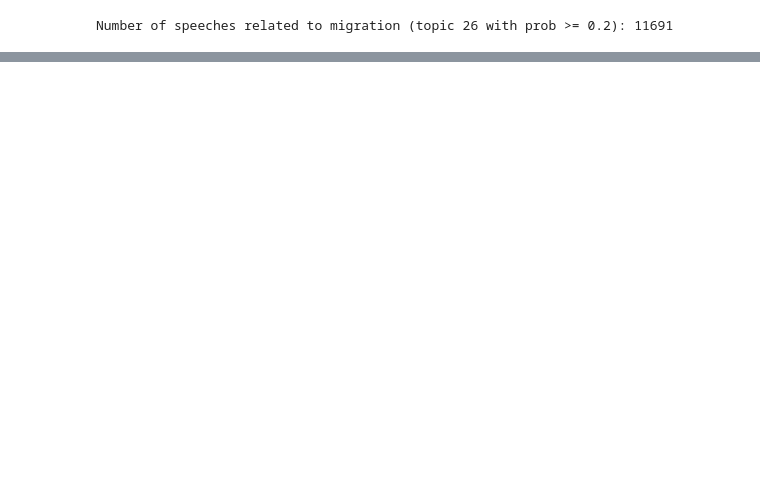
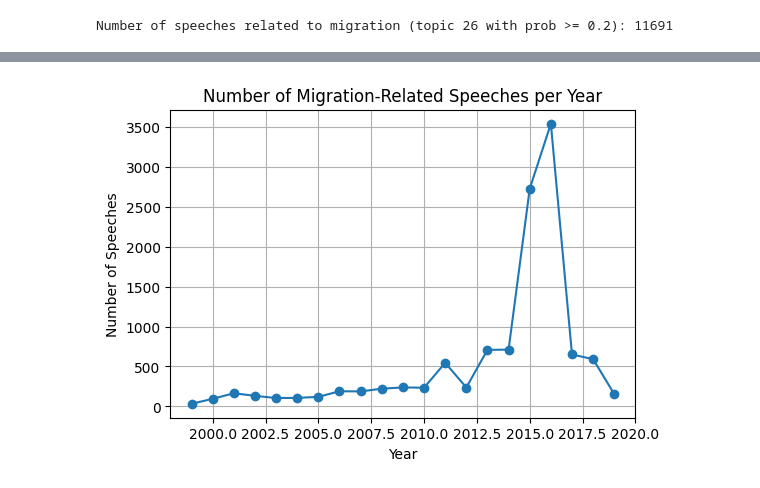
Before and after one commit to derkleinejakob/dataliteracy25, a Jupyter notebook: filter_data.ipynb, the cells around one changed output, grey strips where cells are left out. Cells and saved outputs as stored; diff of their text form; code cells hidden in the pictures; blank space fills up the shorter version.

```diff
--- a/filter_data.ipynb
+++ b/filter_data.ipynb
@@ -450,0 +221,12 @@ len(df_assigned_topic_most_probable[df_assigned_topic_most_probable["uq_agenda"]
+# %%
+# plot number of migration speeches per year
+migration_counts_per_year = df_migration['year'].value_counts().sort_index()
+plt.figure(figsize=(6, 4))
+plt.plot(migration_counts_per_year.index, migration_counts_per_year.values, marker='o')
+plt.title('Number of Migration-Related Speeches per Year')
+plt.xlabel('Year')
+plt.ylabel('Number of Speeches')
+plt.grid()
+plt.show()
+# %% [output]
+[figure, added]
```
Also changed, not shown: parts of 55 cells of this notebook, 10 other files.
